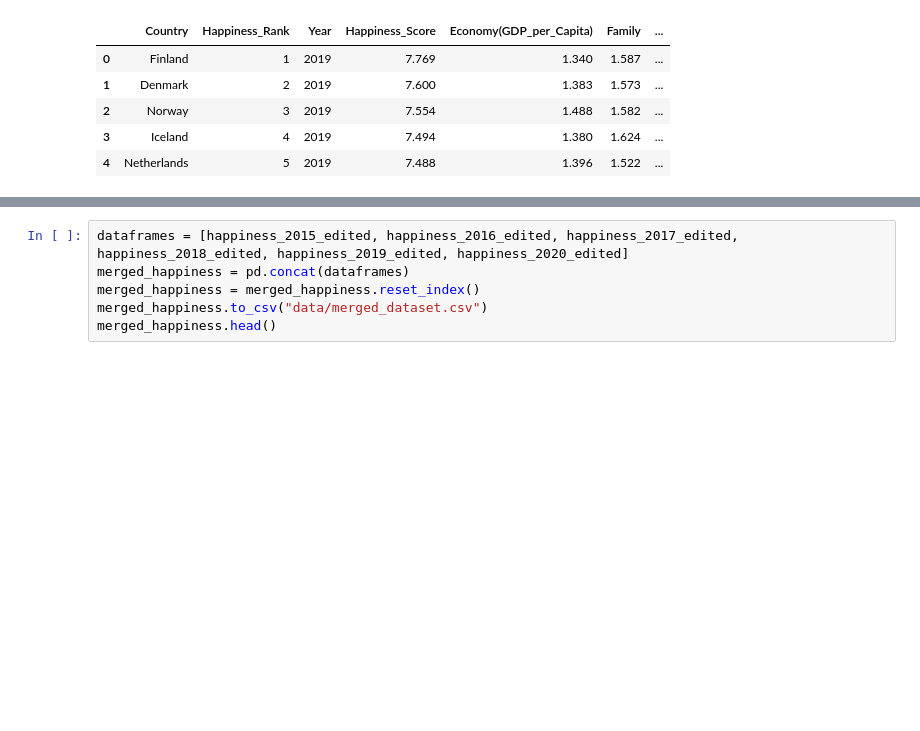
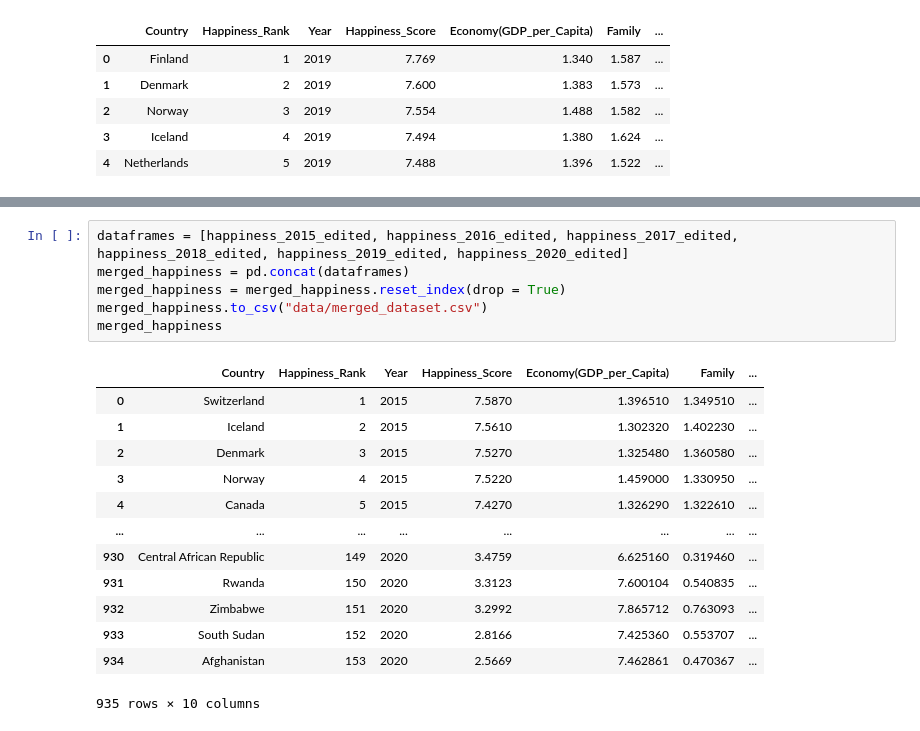
Before and after one commit to tylerspck/Data-Story-Project-World-Happiness, a Jupyter notebook: data2.ipynb, the cells around one changed output, grey strips where cells are left out. Cells and saved outputs as stored; diff of their text form; blank space fills up the shorter version.

```diff
--- a/data2.ipynb
+++ b/data2.ipynb
@@ -88,6 +87,20 @@ happiness_2020_edited.head()
 # %%
 dataframes = [happiness_2015_edited, happiness_2016_edited, happiness_2017_edited, happiness_2018_edited, happiness_2019_edited, happiness_2020_edited]
 merged_happiness = pd.concat(dataframes)
-merged_happiness = merged_happiness.reset_index()
+merged_happiness = merged_happiness.reset_index(drop = True)
 merged_happiness.to_csv("data/merged_dataset.csv")
-merged_happiness.head()
+merged_happiness
+# %% [output]
+|  | Country | Happiness_Rank | Year | Happiness_Score | Economy(GDP_per_Capita) | Family | ... |
+| 0 | Switzerland | 1 | 2015 | 7.5870 | 1.396510 | 1.349510 | ... |
+| 1 | Iceland | 2 | 2015 | 7.5610 | 1.302320 | 1.402230 | ... |
+| 2 | Denmark | 3 | 2015 | 7.5270 | 1.325480 | 1.360580 | ... |
+| 3 | Norway | 4 | 2015 | 7.5220 | 1.459000 | 1.330950 | ... |
+| 4 | Canada | 5 | 2015 | 7.4270 | 1.326290 | 1.322610 | ... |
+| ... | ... | ... | ... | ... | ... | ... | ... |
+| 930 | Central African Republic | 149 | 2020 | 3.4759 | 6.625160 | 0.319460 | ... |
+| 931 | Rwanda | 150 | 2020 | 3.3123 | 7.600104 | 0.540835 | ... |
+| 932 | Zimbabwe | 151 | 2020 | 3.2992 | 7.865712 | 0.763093 | ... |
+| 933 | South Sudan | 152 | 2020 | 2.8166 | 7.425360 | 0.553707 | ... |
+| 934 | Afghanistan | 153 | 2020 | 2.5669 | 7.462861 | 0.470367 | ... |
+935 rows × 10 columns
```
Also changed, not shown: parts of 1 cell of this notebook, 2 other files.
